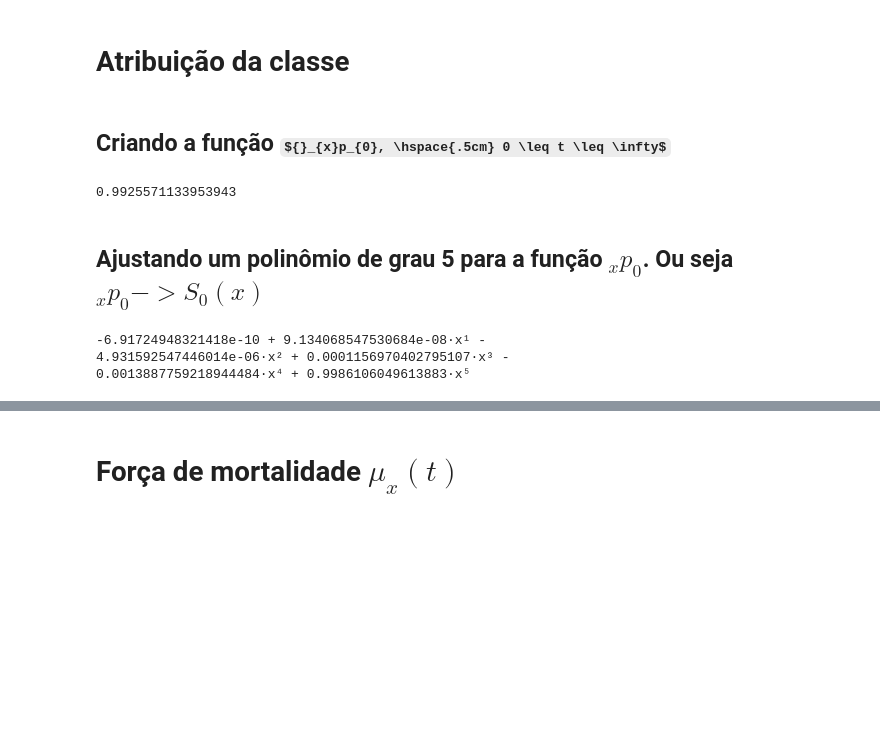
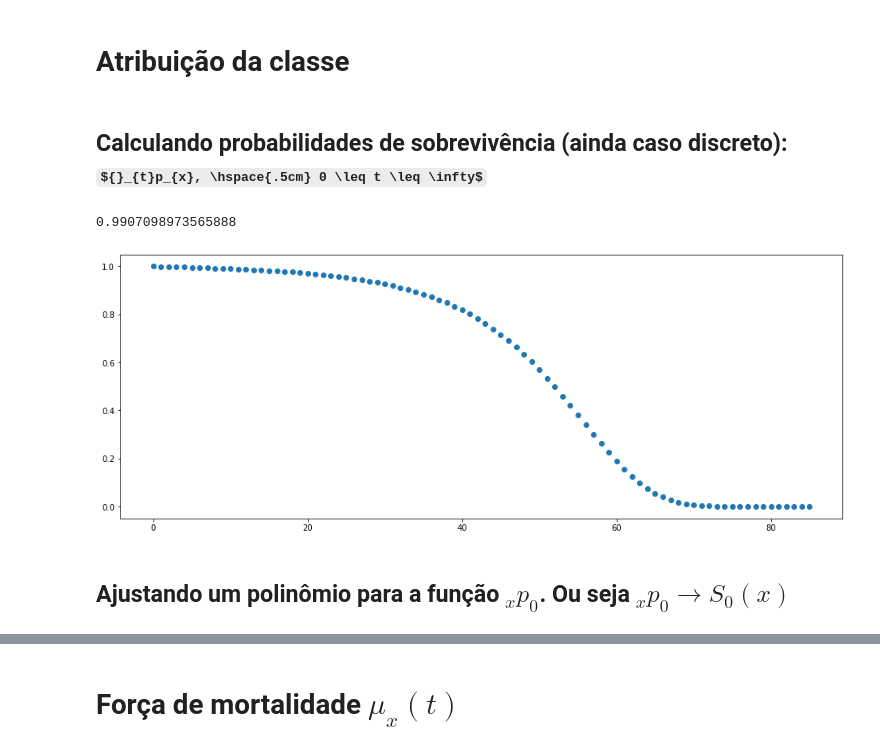
Before and after one commit to osaraivamatheus/ActuarialMath, a Jupyter notebook: Ax_continuo.ipynb, the cells around one changed output, grey strips where cells are left out. Drawn from its saved outputs; the diff is of its cells as text; code cells hidden in the pictures; some formulas as TeX source; blank space fills up the shorter version.

```diff
--- a/Ax_continuo.ipynb
+++ b/Ax_continuo.ipynb
@@ -12,20 +12,21 @@ qx = qx['AT_49_F']
 # %%
 teste = life_insurace(qx=qx)
 # %% [markdown]
-## Criando a função ${}_{x}p_{0}, \hspace{.5cm} 0 \leq t \leq \infty$
+## Calculando probabilidades de sobrevivência (ainda caso discreto): ${}_{t}p_{x}, \hspace{.5cm} 0 \leq t \leq \infty$
 # %%
-teste.build_xp0(age=30)
-#Exemplo:
-teste.Prob_xp0(t=10) #probabilidade de alguém de 30 anos sobreviver até os 40 anos
+teste.calc_tpx(t=10, x=30) # probabilidade de alguém de 30 anos sobreviver até os 40 anos
 # %% [output]
-0.9925571133953943
+0.9907098973565888
+# %%
+#Exemplo
+
+# #Probabilidadades até o fim da vida (xP0)
+fig, ax = plt.subplots(figsize=[16,6])
+
+x = np.arange(0, len(qx)-30)
+probs = [teste.calc_tpx(t, x=30) for t in x]
+plt.scatter(x, probs);
+# %% [output]
+[figure, added]
 # %% [markdown]
-## Ajustando um polinômio de grau 5 para a função ${}_{x}p_{0}$. Ou seja ${}_{x}p_{0} -> S_{0}(x)$
+## Ajustando um polinômio para a função ${}_{x}p_{0}$. Ou seja ${}_{x}p_{0} \rightarrow S_{0}(x)$
-# %%
-x = np.arange(0, 70)
-y = [teste.Prob_xp0(t) for t in x]
-teste.fit(x, y, deg=5);
-# %% [output]
--6.91724948321418e-10 + 9.134068547530684e-08·x¹ -
-4.931592547446014e-06·x² + 0.0001156970402795107·x³ -
-0.0013887759218944484·x⁴ + 0.9986106049613883·x⁵
```
Also changed, not shown: parts of 5 cells of this notebook, 1 other file.
